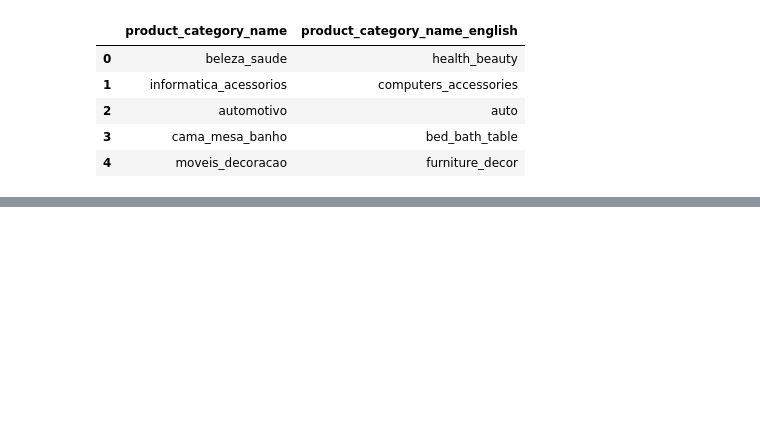
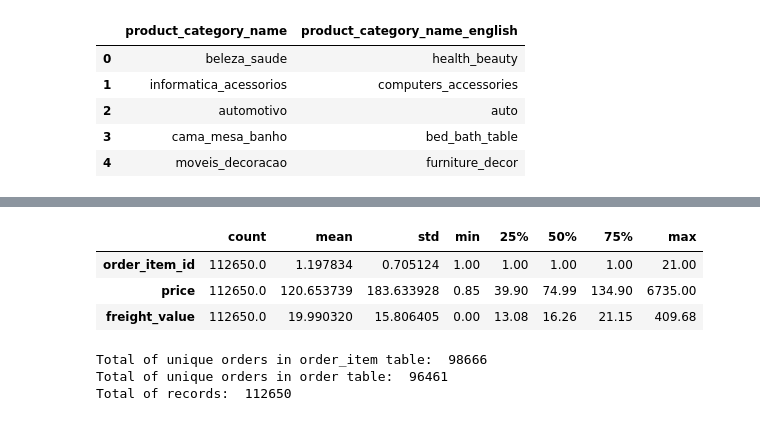
Before and after one commit to Hummelt/Olist-E-Commerce, a Jupyter notebook: order_analysis_II.ipynb, the cells around one changed output, grey strips where cells are left out. Drawn from its saved outputs; the diff is of its cells as text; code cells hidden in the pictures; blank space fills up the shorter version.

```diff
--- a/order_analysis_II.ipynb
+++ b/order_analysis_II.ipynb
@@ -243,0 +268,16 @@ Again: Let's clean our data ...
+# %%
+df_items.describe().transpose()
+# %% [output]
+|  | count | mean | std | min | 25% | 50% | 75% | max |
+| order_item_id | 112650.0 | 1.197834 | 0.705124 | 1.00 | 1.00 | 1.00 | 1.00 | 21.00 |
+| price | 112650.0 | 120.653739 | 183.633928 | 0.85 | 39.90 | 74.99 | 134.90 | 6735.00 |
+| freight_value | 112650.0 | 19.990320 | 15.806405 | 0.00 | 13.08 | 16.26 | 21.15 | 409.68 |
+# %%
+#Checking how many unique orders are listed
+print('Total of unique orders in order_item table: ', format(len(df_items['order_id'].unique())))
+print('Total of unique orders in order table: ', format(len(df_orders['order_id'].unique())))
+print('Total of records: ', format(len(df_items)))
+# %% [output]
+Total of unique orders in order_item table:  98666
+Total of unique orders in order table:  96461
+Total of records:  112650
```
Also changed, not shown: parts of 7 cells of this notebook.
